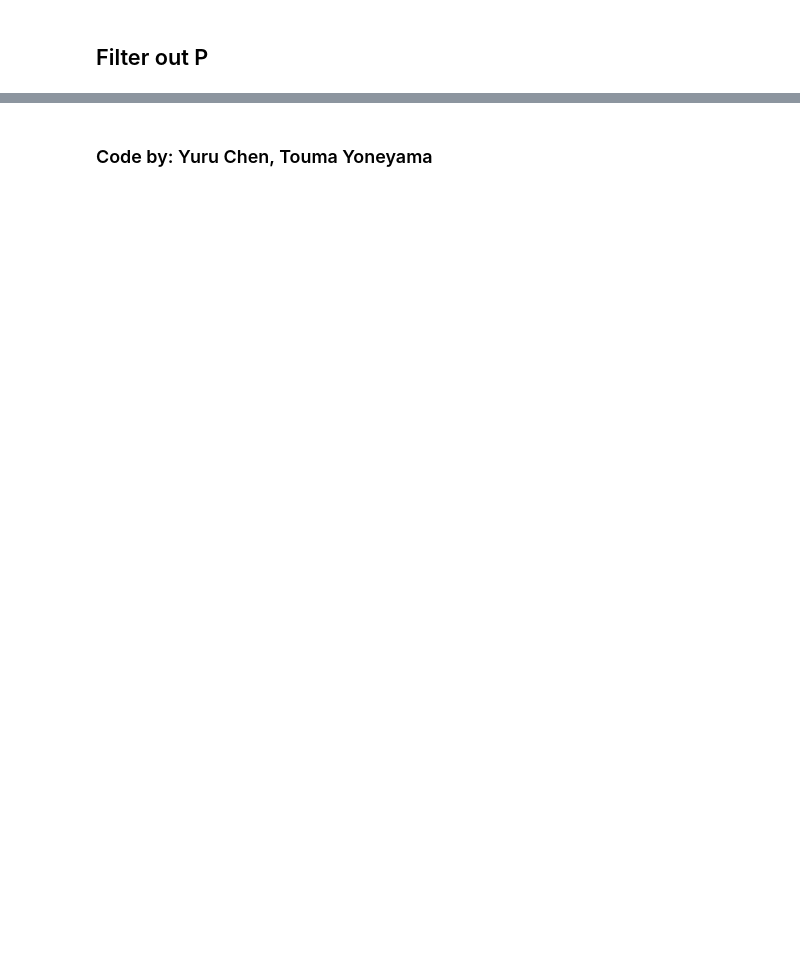
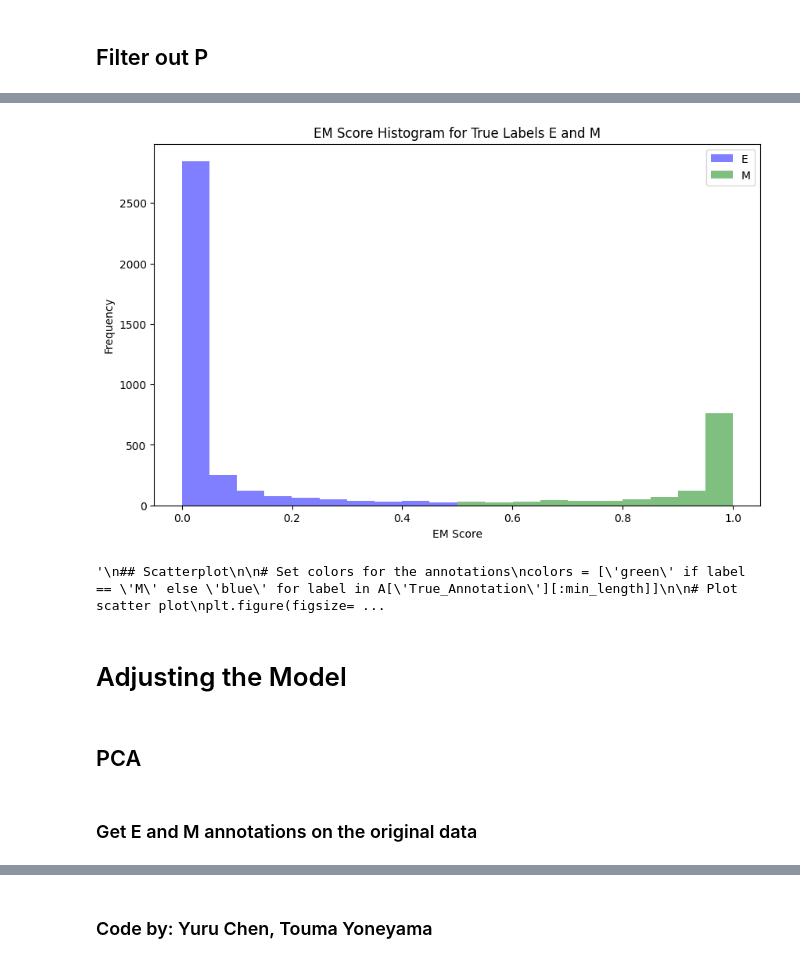
Before and after one commit to ToumaYoneyama/SunithaNagrathLab, a Jupyter notebook: nagrathLab.ipynb, the cells around one changed output, grey strips where cells are left out. Saved outputs shown, nothing was run; the diff lists cells and outputs as text; code cells hidden in the pictures; blank space fills up the shorter version.

```diff
--- a/nagrathLab.ipynb
+++ b/nagrathLab.ipynb
@@ -388,0 +626,7 @@ print(valid_cells[valid_cells['Quality only bad'] == 'P'].size == 0)
+# %%
+# load pkls
+# 加载模型
+loaded_model = joblib.load('100824logistic_regression_model.pkl')
+
+# 加载标准化器
+loaded_scaler = joblib.load('100824scaler.pkl')
@@ -388,0 +711,12 @@ print(valid_cells[valid_cells['Quality only bad'] == 'P'].size == 0)
+# %%
+# calculate EM score
+y_probs = loaded_model.predict_proba(X_scaled)[:, 1]  # 取 E 类别的概率
+A = pd.DataFrame(final_combined_data)
+A['EM_Score'] = y_probs
+# predicted result
+A['Predicted_Annotation'] = y_pred_loaded
+# treatment
+A['Treatment'] = final_combined_data['Annotation']
+columns_to_consider = ['ImageNumber', 'ObjectNumber', 'EM_Score', 'Predicted_Annotation', 'Treatment']
+print(A[columns_to_consider])
+A[columns_to_consider].to_csv('logical_test_data_with_scores.csv', index=False)
@@ -388,0 +738,52 @@ print(valid_cells[valid_cells['Quality only bad'] == 'P'].size == 0)
+# %%
+# Visualize EM Score (Histogram and Scatterplot)
+
+## Histogram
+
+# Separate data based on the True_label being 'E' or 'M'
+e_scores = A[A['Predicted_Annotation'] == 'E']['EM_Score']
+m_scores = A[A['Predicted_Annotation'] == 'M']['EM_Score']
+# Create the histograms
+plt.figure(figsize=(10,6))
+plt.hist(e_scores, bins=10, alpha=0.5, label='E', color='blue')
+plt.hist(m_scores, bins=10, alpha=0.5, label='M', color='green')
+# Add titles and labels
+plt.title('EM Score Histogram for True Labels E and M')
+plt.xlabel('EM Score')
+plt.ylabel('Frequency')
+# Add a legend
+plt.legend()
+# save plot
+plt.savefig("Metrics/em_score_histogram.png", format='png', bbox_inches='tight')
+# Show the plot
+plt.show()
+plt.close()
+
+'''
+## Scatterplot
+
+# Set colors for the annotations
+colors = ['green' if label == 'M' else 'blue' for label in A['True_Annotation'][:min_length]]
+
+# Plot scatter plot
+plt.figure(figsize=(8, 6))
+plt.scatter(m_scores, e_scores, c=colors, alpha=0.7, edgecolor='k')
+plt.title('Scatter Plot of EM_Score (M) vs EM_Score (E)')
+plt.xlabel('EM_Score (M)')
+plt.ylabel('EM_Score (E)')
+plt.grid(True)
+# save plot
+plt.savefig("Metrics/em_score_scatter_plot.png", format='png', bbox_inches='tight')
+# Show the plot
+plt.show()
+plt.close()
+'''
+# %% [output]
+[figure, added]
+'\n## Scatterplot\n\n# Set colors for the annotations\ncolors = [\'green\' if label == \'M\' else \'blue\' for label in A[\'True_Annotation\'][:min_length]]\n\n# Plot scatter plot\nplt.figure(figsize= ...
+# %% [markdown]
+# Adjusting the Model
+# %% [markdown]
+## PCA
+# %% [markdown]
+### Get E and M annotations on the original data
```
Also changed, not shown: parts of 32 cells of this notebook, 16 other files.
